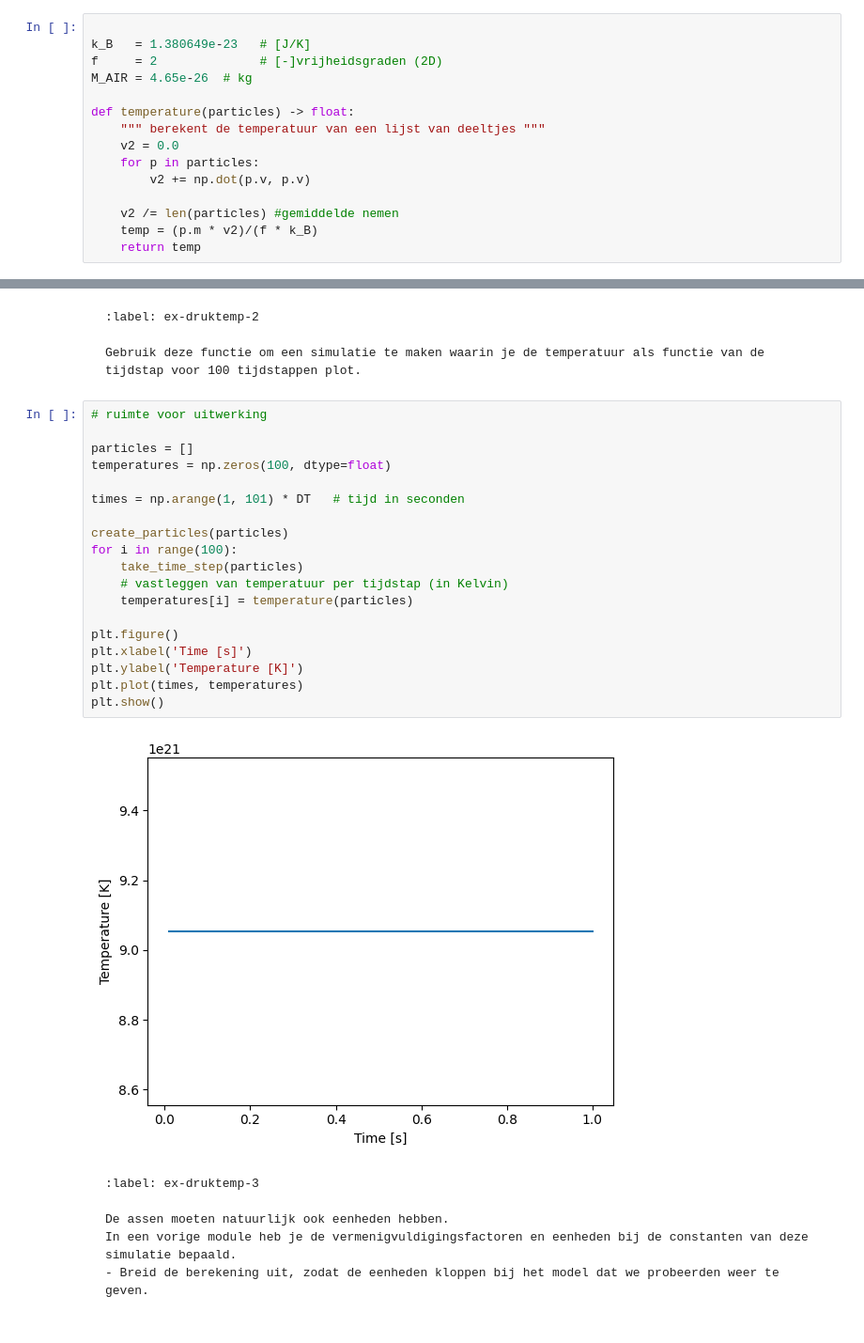
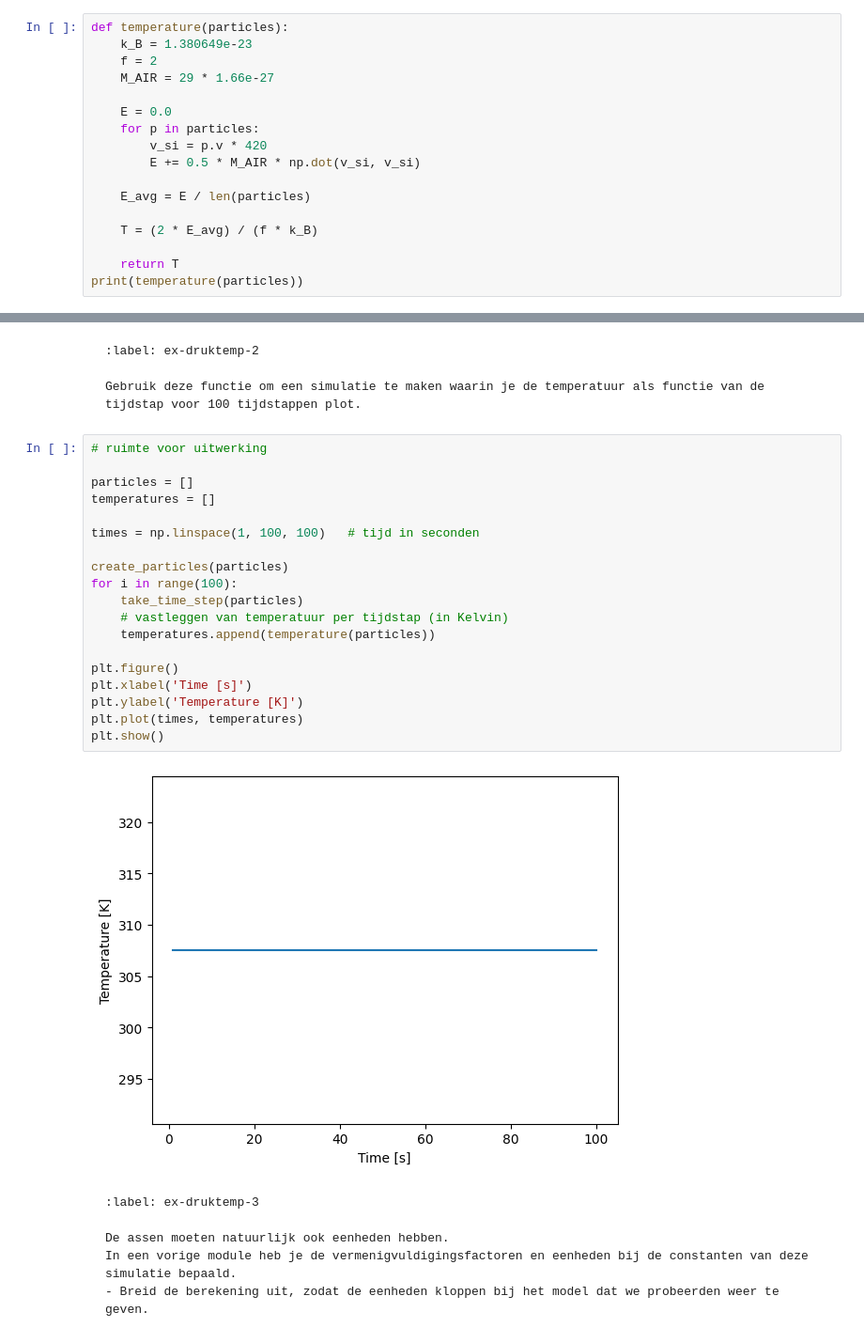
Before and after one commit to thijnholswilder/T_Holswilder, a Jupyter notebook: Content/PySim/5_druktemp.ipynb, the cells around one changed output, grey strips where cells are left out. Shown at 94% size. Cells and saved outputs as stored; diff of their text form.

````diff
--- a/Content/PySim/5_druktemp.ipynb
+++ b/Content/PySim/5_druktemp.ipynb
@@ -196,18 +194,20 @@ Hierbij is
 
 Schrijf een functie die de temperatuur van het gas in onze simulatie bepaalt:
 ```
-# %%
-
-k_B   = 1.380649e-23   # [J/K]
-f     = 2              # [-]vrijheidsgraden (2D)
-M_AIR = 4.65e-26  # kg
-
-def temperature(particles) -> float:
-    """ berekent de temperatuur van een lijst van deeltjes """
-    v2 = 0.0
-    for p in particles:
-        v2 += np.dot(p.v, p.v)
-
-    v2 /= len(particles) #gemiddelde nemen
-    temp = (p.m * v2)/(f * k_B)
-    return temp
+# %%
+def temperature(particles):
+    k_B = 1.380649e-23
+    f = 2
+    M_AIR = 29 * 1.66e-27
+
+    E = 0.0
+    for p in particles:
+        v_si = p.v * 420
+        E += 0.5 * M_AIR * np.dot(v_si, v_si)
+
+    E_avg = E / len(particles)
+
+    T = (2 * E_avg) / (f * k_B)
+
+    return T
+print(temperature(particles))
@@ -220,24 +222,24 @@ Gebruik deze functie om een simulatie te maken waarin je de temperatuur als func
 # %%
 # ruimte voor uitwerking
 
 particles = []
-temperatures = np.zeros(100, dtype=float)
+temperatures = []
 
-times = np.arange(1, 101) * DT   # tijd in seconden
+times = np.linspace(1, 100, 100)   # tijd in seconden
 
 create_particles(particles)
 for i in range(100):
     take_time_step(particles)
     # vastleggen van temperatuur per tijdstap (in Kelvin)
-    temperatures[i] = temperature(particles)
+    temperatures.append(temperature(particles))
 
 plt.figure()
 plt.xlabel('Time [s]')
 plt.ylabel('Temperature [K]')
 plt.plot(times, temperatures)
 plt.show()
 # %% [output]
-[figure, old version]
+[figure, new version]
 # %% [markdown]
 ```{exercise}
 :label: ex-druktemp-3
````
Also changed, not shown: parts of 6 cells of this notebook, 2 other files.
